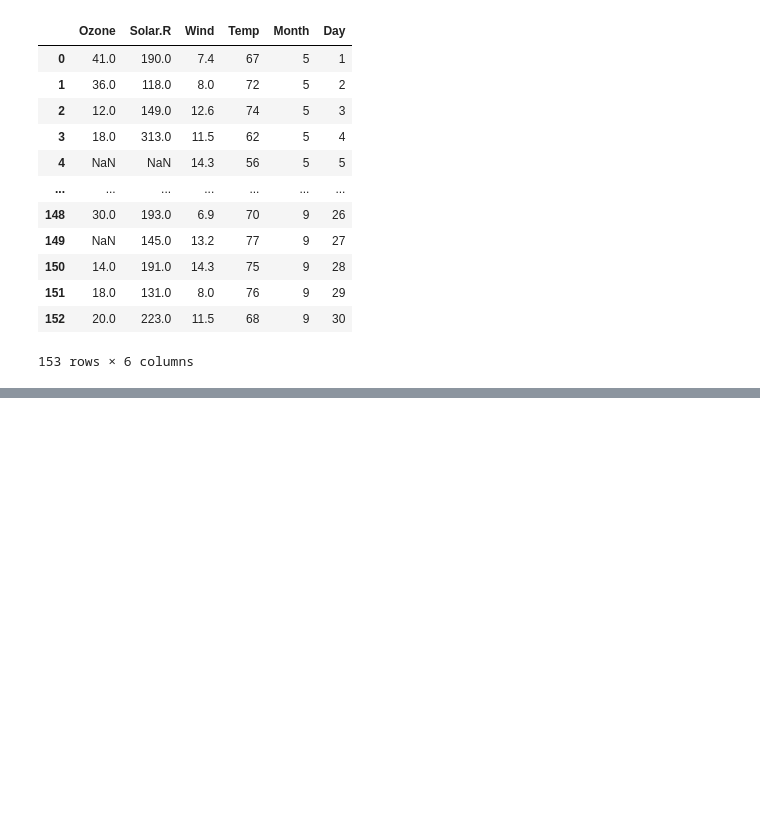
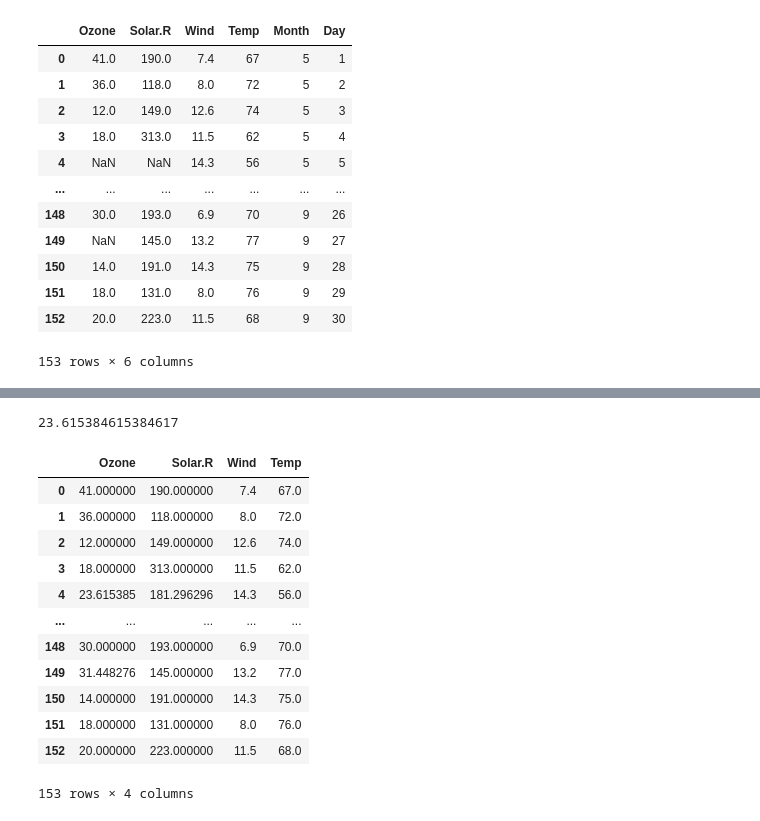
Before and after one commit to minjunK94/ai, a Jupyter notebook: source/08_DeepLearning/ch03_tensorflow_v1_tensor객체흐름.ipynb, the cells around one changed output, grey strips where cells are left out. Drawn from its saved outputs; the diff is of its cells as text; code cells hidden in the pictures; blank space fills up the shorter version.

```diff
--- a/source/08_DeepLearning/ch03_tensorflow_v1_tensor객체흐름.ipynb
+++ b/source/08_DeepLearning/ch03_tensorflow_v1_tensor객체흐름.ipynb
@@ -546,3 +606,9 @@ airquility.to_csv('XXX.csv', index=False)
 | 151 | 18.0 | 131.0 | 8.0 | 76 | 9 | 29 |
 | 152 | 20.0 | 223.0 | 11.5 | 68 | 9 | 30 |
 153 rows × 6 columns
+# %%
+# csv 파일 -> 데이터프레임 -> 결측치 ->  넘파이 배열 -> 머신러닝
+# import statsmodels.api as sm
+# sm.datasets.get_rdataset('airquality').data 와 동일
+data = pd.read_csv('data/ozone.csv')
+data.info() # 결측치 처리 필수
@@ -548,0 +639,40 @@ airquility.to_csv('XXX.csv', index=False)
+# %%
+# 결측치 처리 방법1 : 결측치 행을 제거
+# data.dropna(how='any') # axis=0 기본값 생략가능, 겨측치가 한열이라도 있는 행 삭제
+
+# 결측치 처리 방법2 : 열별 평균값으로 대체
+# data.fillna(value=data.mean())
+
+#결측치 처리 방법3 : 열별월별 평균값으로 대체
+mean_data = data.groupby('Month')[['Ozone', 'Solar.R']].mean()
+mean_data.loc[5, 'Ozone']
+# %% [output]
+23.615384615384617
+# %%
+def fill_nan(row):
+    "row['Ozone']과 row['Solar.R']값이 결측치면 mean_data.loc[월, 열이름]으로 대체"
+    # row = row.copy()
+    pd.options.mode.copy_on_write = True
+    if row.isna()['Ozone']:
+        row['Ozone'] = mean_data.loc[row.Month, 'Ozone']
+    if row.isna()['Solar.R']:
+        row['Solar.R'] = mean_data.loc[row.Month, 'Solar.R']
+    return row
+# data.loc[4], fill_nan(data.loc[4])
+data = data.apply(fill_nan, axis = 1)
+data = data[['Ozone', 'Solar.R', 'Wind', 'Temp']]
+data
+# %% [output]
+|  | Ozone | Solar.R | Wind | Temp |
+| 0 | 41.000000 | 190.000000 | 7.4 | 67.0 |
+| 1 | 36.000000 | 118.000000 | 8.0 | 72.0 |
+| 2 | 12.000000 | 149.000000 | 12.6 | 74.0 |
+| 3 | 18.000000 | 313.000000 | 11.5 | 62.0 |
+| 4 | 23.615385 | 181.296296 | 14.3 | 56.0 |
+| ... | ... | ... | ... | ... |
+| 148 | 30.000000 | 193.000000 | 6.9 | 70.0 |
+| 149 | 31.448276 | 145.000000 | 13.2 | 77.0 |
+| 150 | 14.000000 | 191.000000 | 14.3 | 75.0 |
+| 151 | 18.000000 | 131.000000 | 8.0 | 76.0 |
+| 152 | 20.000000 | 223.000000 | 11.5 | 68.0 |
+153 rows × 4 columns
```
Also changed, not shown: parts of 33 cells of this notebook, 2 other files.
